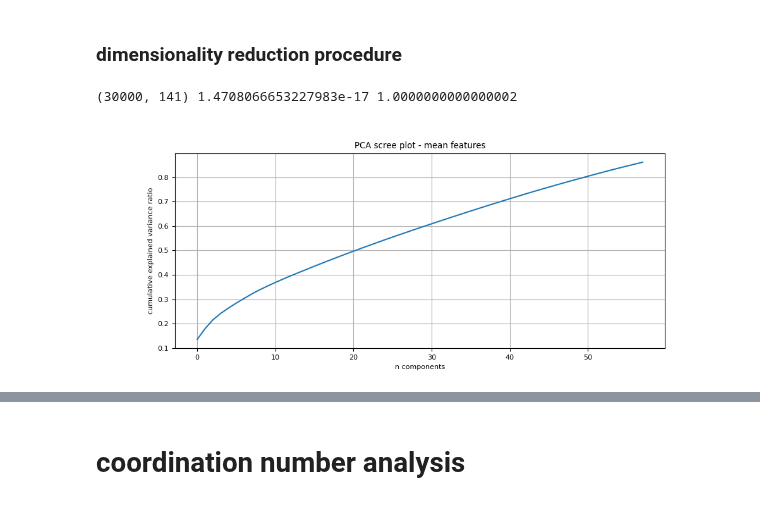
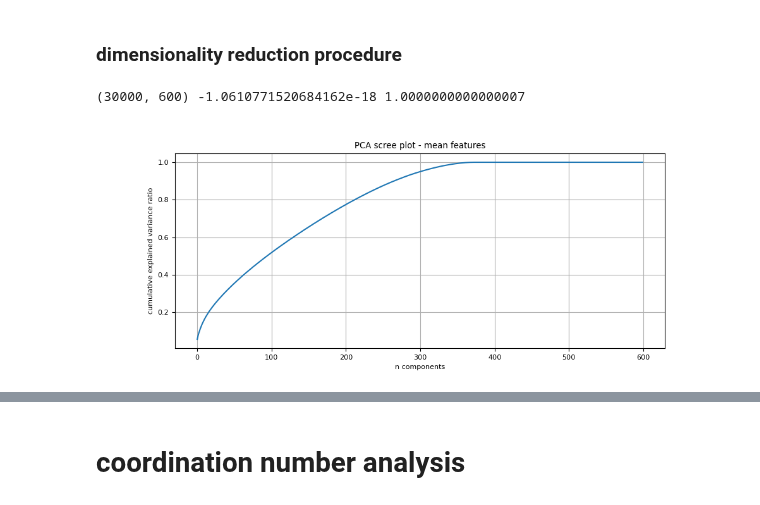
Before and after one commit to skandiz/MasterThesis, a Jupyter notebook: analysis/dev.ipynb, the cells around one changed output, grey strips where cells are left out. Saved outputs shown, nothing was run; the diff lists cells and outputs as text; code cells hidden in the pictures.

```diff
--- a/analysis/dev.ipynb
+++ b/analysis/dev.ipynb
@@ -235,7 +200,7 @@ ax.set(xlabel="frame", ylabel="factor", title="Mean dimension of connected compo
 plt.show()
 # %%
 factor = 1.6
-if 1:
+if 0:
     clust_id_list = []
     for frame in tqdm(frames):
         X = np.array(rawTrajs.loc[rawTrajs.frame == frame, ['x', 'y']])
@@ -419,7 +384,7 @@ else:
     area_bins = np.arange(100, 2100, 100)
 
     if 0:
-        res = np.zeros((len(clustered_trajs.frame.unique()), 201))
+        res = np.zeros((len(clustered_trajs.frame.unique()), 601))
         for frame in tqdm(clustered_trajs.frame.unique()):
             df = clustered_trajs.loc[clustered_trajs.frame == frame]
             labels = df.cluster_id.values
@@ -484,6 +449,6 @@ else:
     id_betweenness = np.argwhere(np.char.startswith(label, 'betweenness')==True)[0][0], np.argwhere(np.char.startswith(label, 'betweenness')==True)[-1][0]
     id_clustering = np.argwhere(np.char.startswith(label, 'clustering')==True)[0][0], np.argwhere(np.char.startswith(label, 'clustering')==True)[-1][0]
     id_dim_cycles = np.argwhere(np.char.startswith(label, 'dim_cycles')==True)[0][0], np.argwhere(np.char.startswith(label, 'dim_cycles')==True)[-1][0]
-    a = np.argwhere(np.char.startswith(label, 'area')==True)[0][0], np.argwhere(np.char.startswith(label, 'area')==True)[-1][0]
+    id_area = np.argwhere(np.char.startswith(label, 'area')==True)[0][0], np.argwhere(np.char.startswith(label, 'area')==True)[-1][0]
     id_eccentricity = np.argwhere(np.char.startswith(label, 'eccentricity')==True)[0][0], np.argwhere(np.char.startswith(label, 'eccentricity')==True)[-1][0]
     id_laplacian = np.argwhere(np.char.startswith(label, 'laplacian')==True)[0][0], np.argwhere(np.char.startswith(label, 'laplacian')==True)[-1][0]
@@ -505,27 +464,27 @@ else:
 ### dimensionality reduction procedure
 # %%
 # hist or mean ?
-x = df_graph.iloc[:, 1:id_area[0]].values # 1: to skip the frame column
+x = df_graph.iloc[:, 1:].values # 1: to skip the frame column
 x = StandardScaler().fit_transform(x) # normalizing the features
 x = x/np.std(x)
 print(x.shape, np.mean(x), np.std(x))
-normalized_df = pd.DataFrame(x, columns=label[1:id_area[0]])
+normalized_df = pd.DataFrame(x, columns=label[1:])
 
 # explained variance ratio with PCA
-pca = PCA(n_components=label.shape[0]-1-id_area[0])
+pca = PCA(n_components=label.shape[0]-1)
 p_components = pca.fit_transform(x)
 fig, ax = plt.subplots(1, 1, figsize = (10, 4))
 ax.plot(pca.explained_variance_ratio_.cumsum())
 ax.set(xlabel='n components', ylabel = 'cumulative explained variance ratio', title = 'PCA scree plot - mean features')
 ax.grid()
 if verb_mean:
     plt.savefig(f'{res_path}/graph/scree_plot_mean.png', bbox_inches='tight')
 else:
-    plt.savefig(f'{res_path}/graph/scree_plot_hist.png', bbox_inches='tight')
+    plt.savefig(f'{res_path}/graph/scree_plot_hist_V2.png', bbox_inches='tight')
 plt.show()
 # %% [output]
-(30000, 141) 1.4708066653227983e-17 1.0000000000000002
+(30000, 600) -1.0610771520684162e-18 1.0000000000000007
-[figure, old version]
+[figure, new version]
 # %%
 pca = PCA(n_components=3)
 p_components = pca.fit_transform(x)
```
Also changed, not shown: parts of 8 cells of this notebook, 20 other files.
